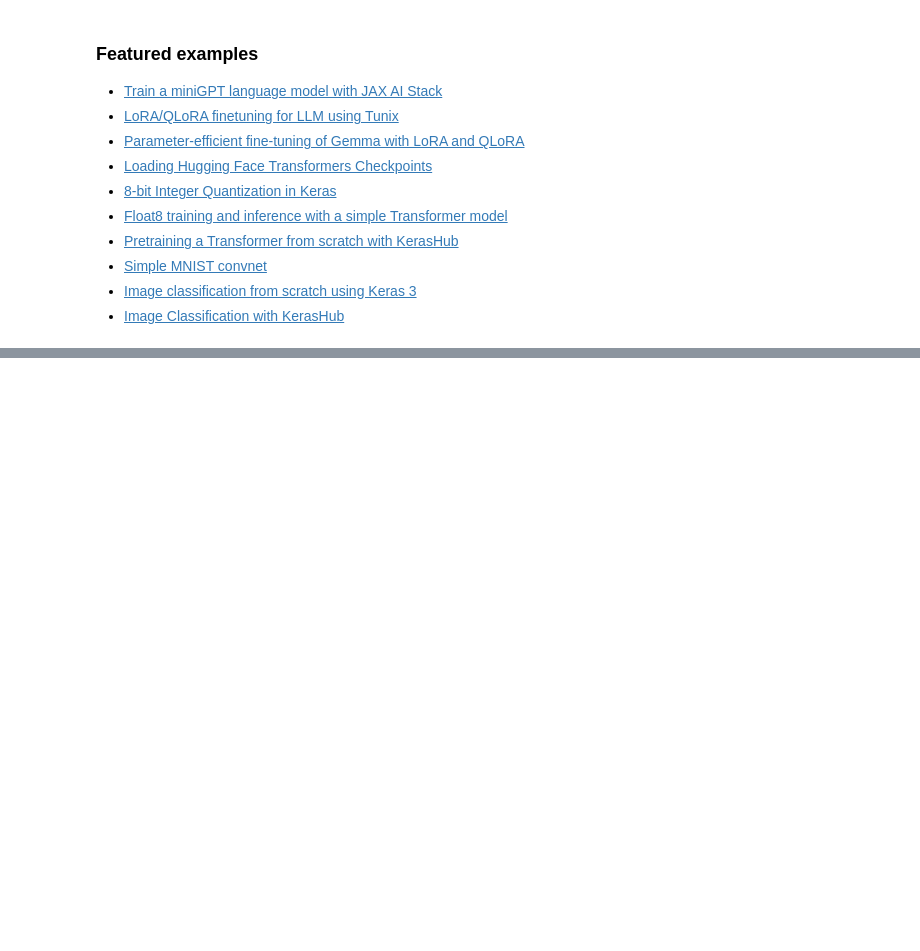
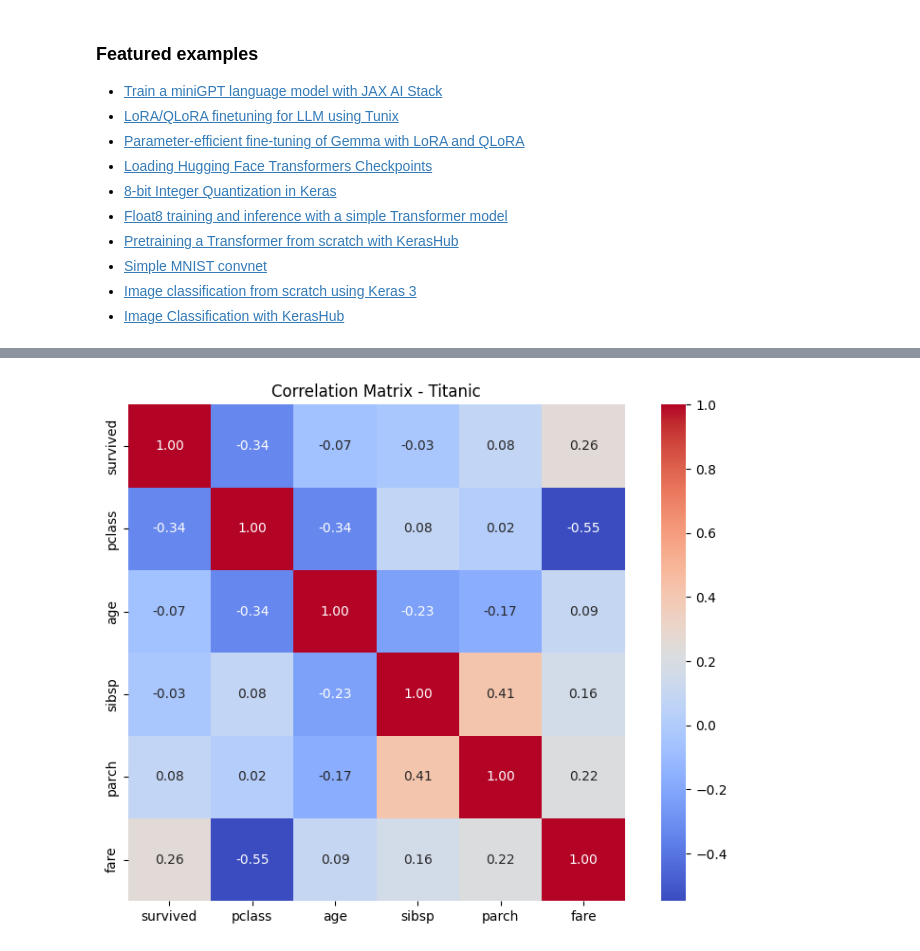
Before and after one commit to rajikiran630-afk/Rajeswari-Capstone-Prjocet, a Jupyter notebook: data_pipeline/data_pipeline.ipynb, the cells around one changed output, grey strips where cells are left out. Drawn from its saved outputs; the diff is of its cells as text; code cells hidden in the pictures; blank space fills up the shorter version.

```diff
--- a/data_pipeline/data_pipeline.ipynb
+++ b/data_pipeline/data_pipeline.ipynb
@@ -799,3 +206,12 @@ These are a few of the notebooks related to Machine Learning, including Google's
 - [Simple MNIST convnet](https://keras.io/examples/vision/mnist_convnet/)
 - [Image classification from scratch using Keras 3](https://keras.io/examples/vision/image_classification_from_scratch/)
 - [Image Classification with KerasHub](https://keras.io/keras_hub/guides/classification_with_keras_hub/)
+# %%
+import seaborn as sns
+import pandas as pd
+
+df = sns.load_dataset("titanic")
+
+print(df.info())
+print(df.describe())
+print(df.shape)
@@ -801,0 +420,16 @@ These are a few of the notebooks related to Machine Learning, including Google's
+# %%
+# Correlation matrix using exactly the required six columns
+
+corr_cols = [
+    'survived',
+    'pclass',
+    'age',
+    'sibsp',
+    'parch',
+    'fare'
+]
+
+corr_matrix = df[corr_cols].corr()
+
+print("Correlation Matrix:")
+print(corr_matrix)
@@ -801,0 +445,21 @@ These are a few of the notebooks related to Machine Learning, including Google's
+# %%
+# 6x6 Correlation Heatmap
+
+import seaborn as sns
+import matplotlib.pyplot as plt
+
+plt.figure(figsize=(8, 6))
+
+sns.heatmap(
+    corr_matrix,
+    annot=True,
+    fmt=".2f",
+    cmap="coolwarm",
+    square=True
+)
+
+plt.title("Correlation Matrix - Titanic")
+plt.tight_layout()
+plt.show()
+# %% [output]
+[figure, added]
```
Also changed, not shown: parts of 27 cells of this notebook.
